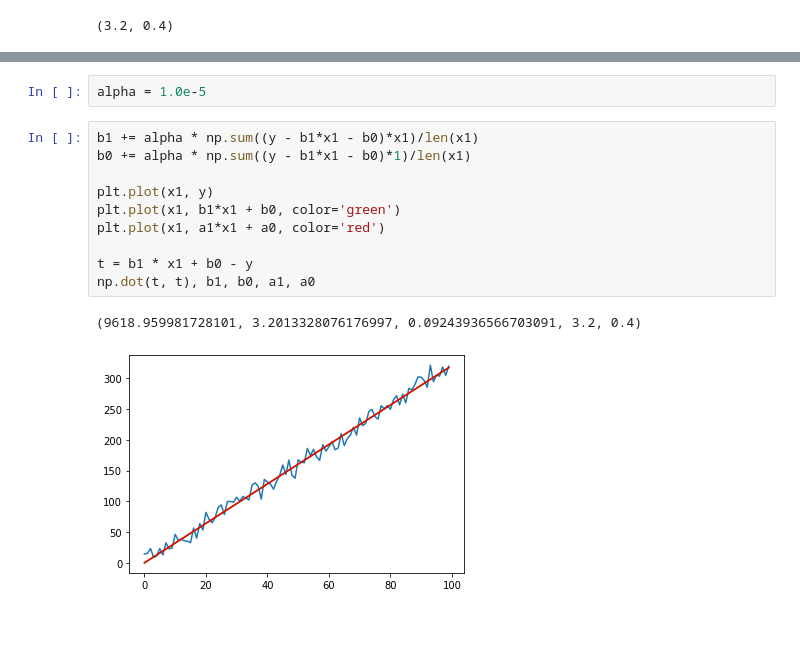
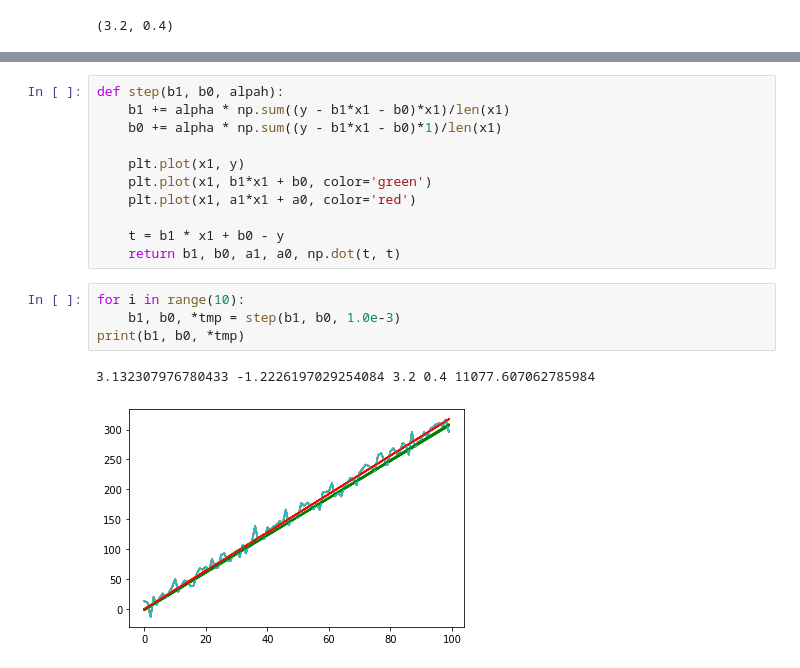
Before and after one commit to yao-eastside/machine-learning-pearls, a Jupyter notebook: linear-regression/linear-regression.ipynb, the cells around one changed output, grey strips where cells are left out. Drawn from its saved outputs; the diff is of its cells as text; blank space fills up the shorter version.

```diff
--- a/linear-regression/linear-regression.ipynb
+++ b/linear-regression/linear-regression.ipynb
@@ -86,15 +87,18 @@ plt.plot(x1, a1*x1 + a0, color='red')
-# %%
-alpha = 1.0e-5
 # %%
-b1 += alpha * np.sum((y - b1*x1 - b0)*x1)/len(x1)
-b0 += alpha * np.sum((y - b1*x1 - b0)*1)/len(x1)
+def step(b1, b0, alpah):
+    b1 += alpha * np.sum((y - b1*x1 - b0)*x1)/len(x1)
+    b0 += alpha * np.sum((y - b1*x1 - b0)*1)/len(x1)
 
-plt.plot(x1, y)
-plt.plot(x1, b1*x1 + b0, color='green')
-plt.plot(x1, a1*x1 + a0, color='red')
+    plt.plot(x1, y)
+    plt.plot(x1, b1*x1 + b0, color='green')
+    plt.plot(x1, a1*x1 + a0, color='red')
 
-t = b1 * x1 + b0 - y
-np.dot(t, t), b1, b0, a1, a0
+    t = b1 * x1 + b0 - y
+    return b1, b0, a1, a0, np.dot(t, t)
-# %% [output]
-(9618.959981728101, 3.2013328076176997, 0.09243936566703091, 3.2, 0.4)
-[figure, removed]
+# %%
+for i in range(10):
+    b1, b0, *tmp = step(b1, b0, 1.0e-3)
+print(b1, b0, *tmp)
+# %% [output]
+3.132307976780433 -1.2226197029254084 3.2 0.4 11077.607062785984
+[figure, added]
```
Also changed, not shown: parts of 10 cells of this notebook.
